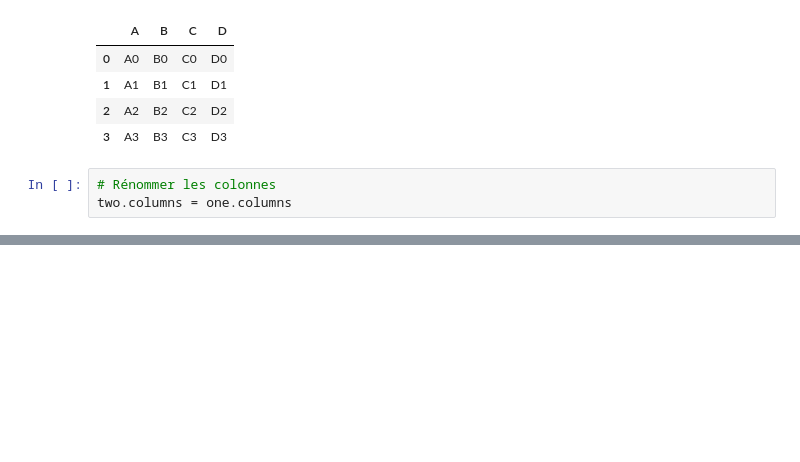
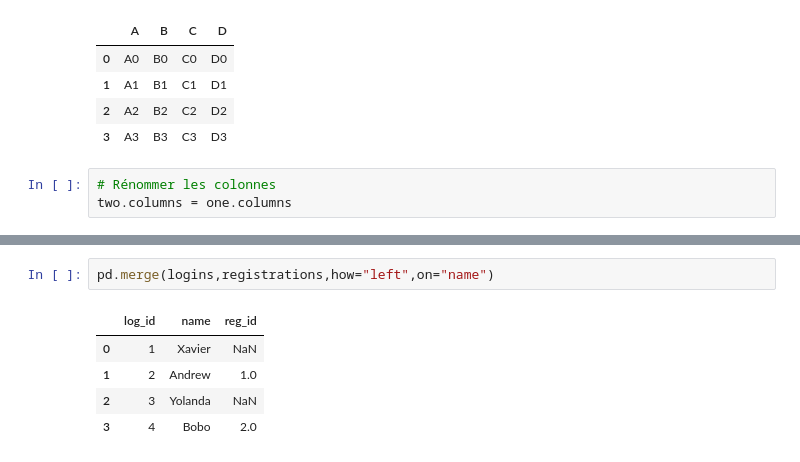
Before and after one commit to ibrahim10sy/learn-python, a Jupyter notebook: concaténationDataFrame.ipynb, the cells around one changed output, grey strips where cells are left out. Cells and saved outputs as stored; diff of their text form; blank space fills up the shorter version.

```diff
--- a/concaténationDataFrame.ipynb
+++ b/concaténationDataFrame.ipynb
@@ -65,0 +128,8 @@ pd.concat([one,two],axis=0)
+# %%
+pd.merge(logins,registrations,how="left",on="name")
+# %% [output]
+|  | log_id | name | reg_id |
+| 0 | 1 | Xavier | NaN |
+| 1 | 2 | Andrew | 1.0 |
+| 2 | 3 | Yolanda | NaN |
+| 3 | 4 | Bobo | 2.0 |
```
Also changed, not shown: parts of 22 cells of this notebook.
